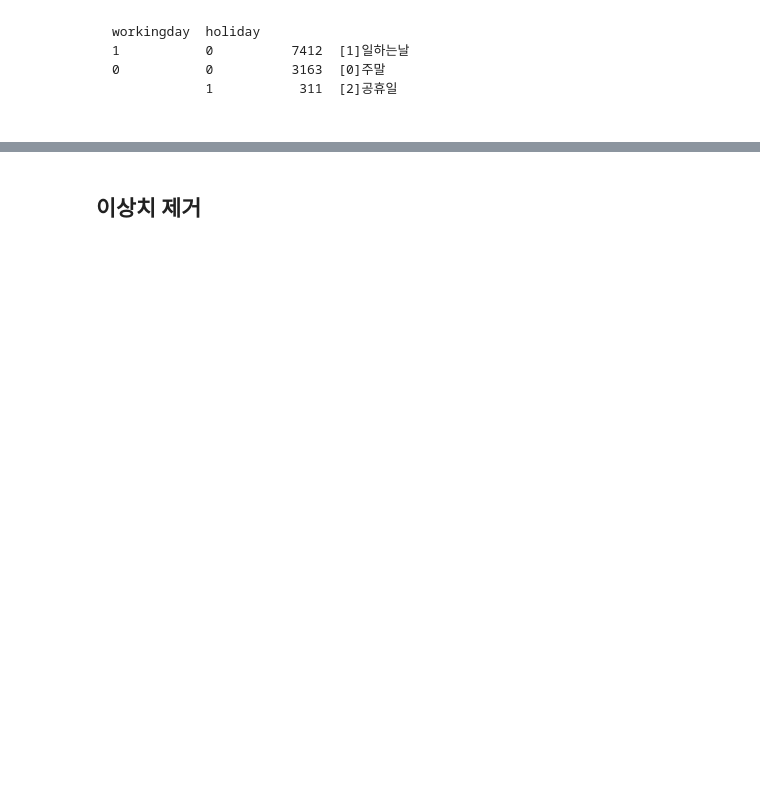
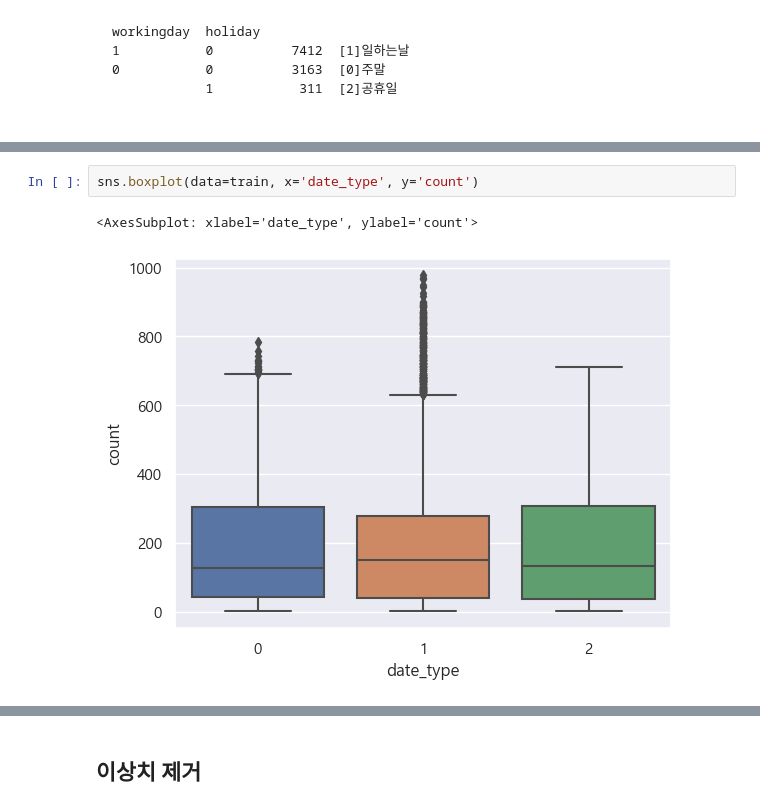
Before and after one commit to kkh1158/lecture, a Jupyter notebook: ML/bike/my_bike.ipynb, the cells around one changed output, grey strips where cells are left out. Saved outputs shown, nothing was run; the diff lists cells and outputs as text; blank space fills up the shorter version.

```diff
--- a/ML/bike/my_bike.ipynb
+++ b/ML/bike/my_bike.ipynb
@@ -101,0 +87,5 @@ test[test['weather']==4]
+# %%
+sns.boxplot(data=train, x='date_type', y='count')
+# %% [output]
+<AxesSubplot: xlabel='date_type', ylabel='count'>
+[figure, added]
```
Also changed, not shown: parts of 17 cells of this notebook, 2 other files.
